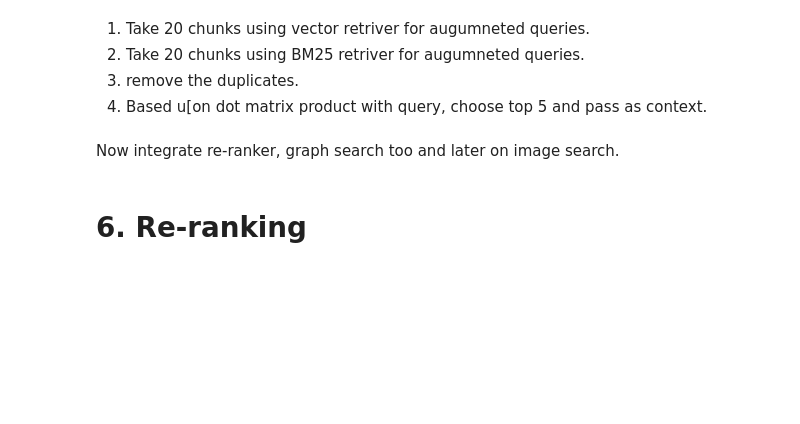
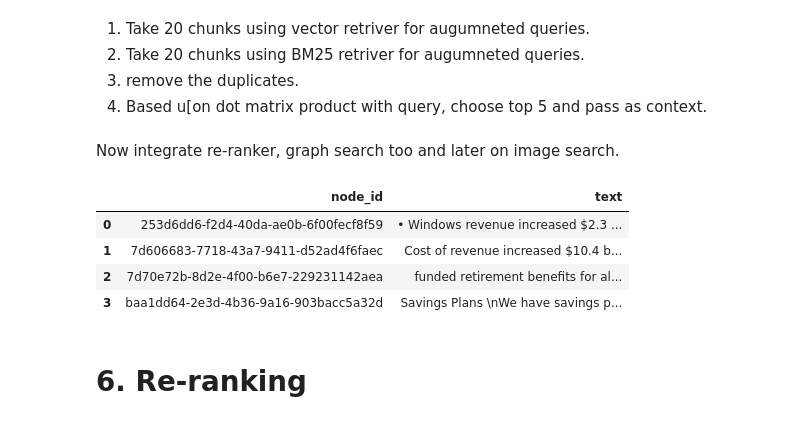
Before and after one commit to sudhirshahu51/RAG, a Jupyter notebook: pdf_query_with_Hybrid_Search_and_cross_reranker.ipynb, the cells around one changed output. Saved outputs shown, nothing was run; the diff lists cells and outputs as text; code cells hidden in the pictures; blank space fills up the shorter version.

```diff
--- a/pdf_query_with_Hybrid_Search_and_cross_reranker.ipynb
+++ b/pdf_query_with_Hybrid_Search_and_cross_reranker.ipynb
@@ -418,6 +385,8 @@ for query in queries:
 unique_nodes = {}
 for nod in all_nodes:
   if nod.node_id not in unique_nodes.keys():unique_nodes[nod.node_id] = nod.text
+# %%
+ node_df = pd.DataFrame({'node_id': unique_nodes.keys(), 'text': unique_nodes.values()}, index = range(len(unique_nodes)))
 # %%
 # Query Data
 query_engine = index.as_query_engine(llm = llm)
@@ -430,6 +401,14 @@ display(Markdown(f"<b>{response}</b>"))
 4.  Based u[on dot matrix product with query, choose top 5 and pass as context.
 # %% [markdown]
 Now integrate re-ranker, graph search too and later on image search.
+# %%
+node_df
+# %% [output]
+|  | node_id | text |
+| 0 | 253d6dd6-f2d4-40da-ae0b-6f00fecf8f59 | • Windows revenue increased $2.3 ... |
+| 1 | 7d606683-7718-43a7-9411-d52ad4f6faec | Cost of revenue increased $10.4 b... |
+| 2 | 7d70e72b-8d2e-4f00-b6e7-229231142aea | funded retirement benefits for al... |
+| 3 | baa1dd64-2e3d-4b36-9a16-903bacc5a32d | Savings Plans \nWe have savings p... |
 # %% [markdown]
 # **6. Re-ranking**
 # %%
```
Also changed, not shown: parts of 22 cells of this notebook.
